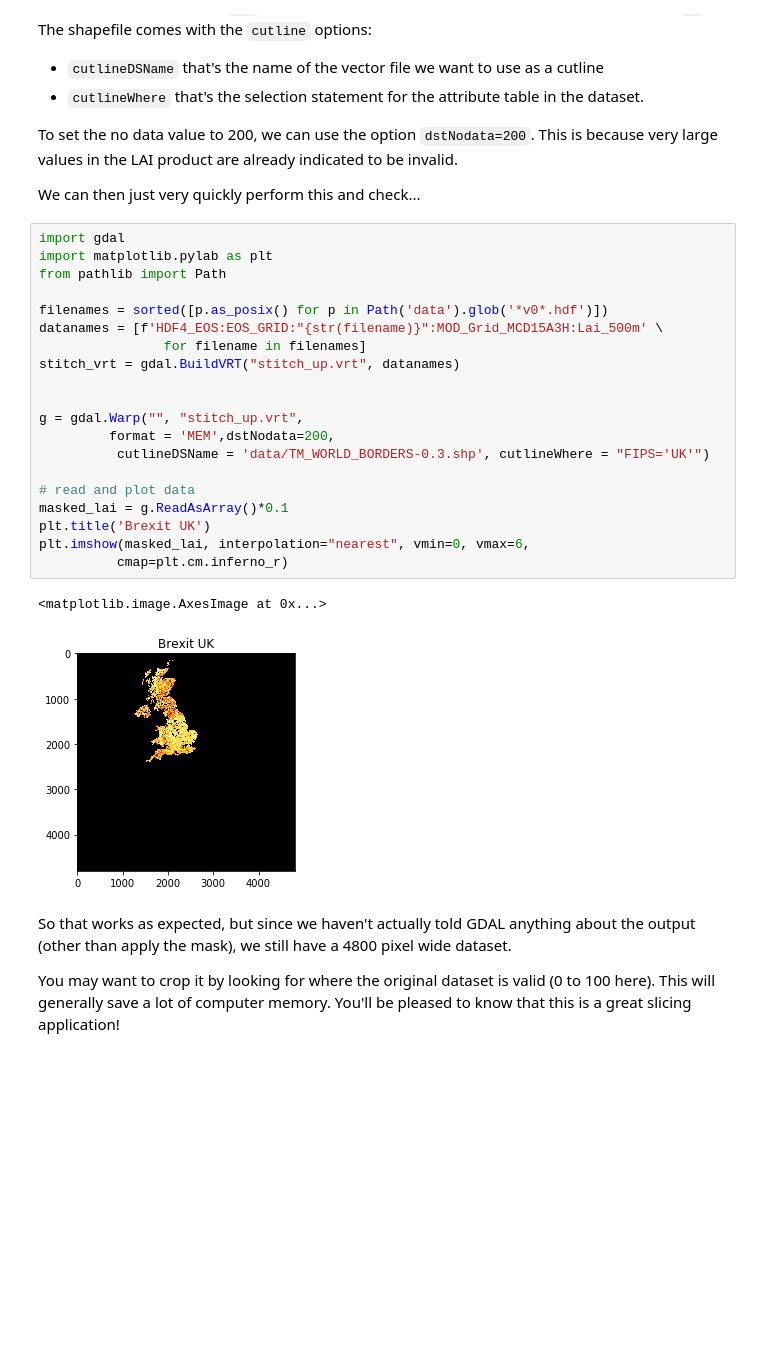
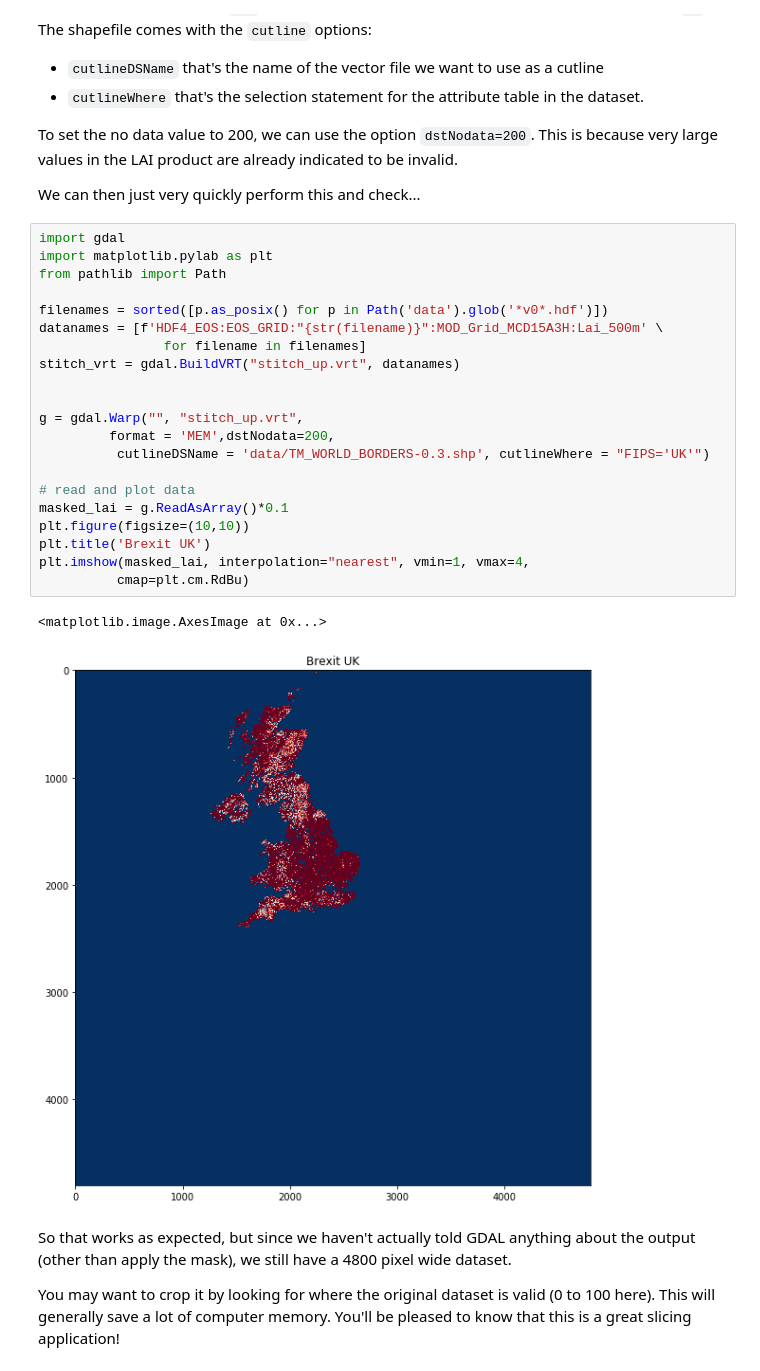
Before and after one commit to profLewis/geog0111_OLD, a Jupyter notebook: Chapter3_3_GDAL_masking.ipynb, the cells around one changed output. Drawn from its saved outputs; the diff is of its cells as text; blank space fills up the shorter version.

```diff
--- a/Chapter3_3_GDAL_masking.ipynb
+++ b/Chapter3_3_GDAL_masking.ipynb
@@ -724,26 +733,27 @@ We can then just very quickly perform this and check...
 # %%
 import gdal
 import matplotlib.pylab as plt
 from pathlib import Path
 
 filenames = sorted([p.as_posix() for p in Path('data').glob('*v0*.hdf')])
 datanames = [f'HDF4_EOS:EOS_GRID:"{str(filename)}":MOD_Grid_MCD15A3H:Lai_500m' \
                 for filename in filenames]
 stitch_vrt = gdal.BuildVRT("stitch_up.vrt", datanames)
 
 
 g = gdal.Warp("", "stitch_up.vrt",
          format = 'MEM',dstNodata=200,
           cutlineDSName = 'data/TM_WORLD_BORDERS-0.3.shp', cutlineWhere = "FIPS='UK'")
 
 # read and plot data
 masked_lai = g.ReadAsArray()*0.1
+plt.figure(figsize=(10,10))
 plt.title('Brexit UK')
-plt.imshow(masked_lai, interpolation="nearest", vmin=0, vmax=6,
-          cmap=plt.cm.inferno_r)
+plt.imshow(masked_lai, interpolation="nearest", vmin=1, vmax=4,
+          cmap=plt.cm.RdBu)
 # %% [output]
 <matplotlib.image.AxesImage at 0x...>
-[figure, old version]
+[figure, new version]
 # %% [markdown]
 So that works as expected, but since we haven't actually told GDAL anything about the output (other than apply the mask), we still have a 4800 pixel wide dataset.
 
```
Also changed, not shown: parts of 3 cells of this notebook, 2 other files.
